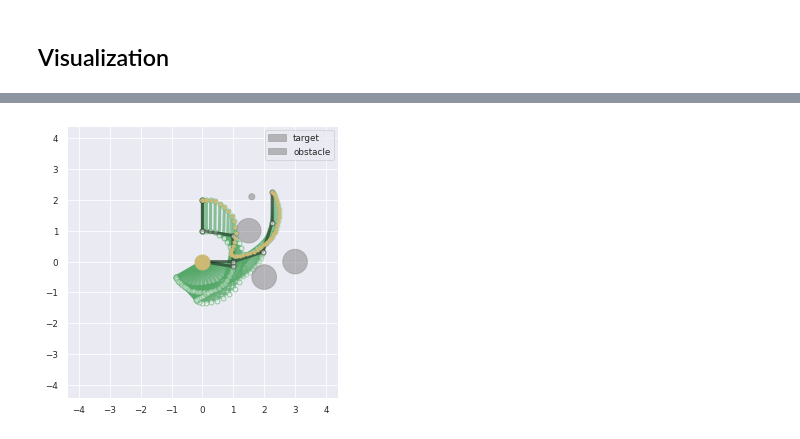
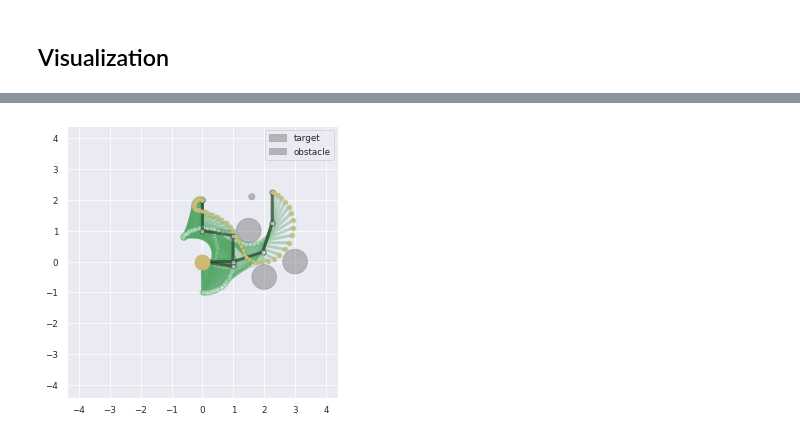
Before and after one commit to idiap/ttgo, a Jupyter notebook: toy_robots/planar_manipulator_reaching_noTask.ipynb, the cells around one changed output, grey strips where cells are left out. Cells and saved outputs as stored; diff of their text form; code cells hidden in the pictures.

```diff
--- a/toy_robots/planar_manipulator_reaching_noTask.ipynb
+++ b/toy_robots/planar_manipulator_reaching_noTask.ipynb
@@ -59,7 +68,7 @@ costPlanarManipulator = PlanarManipulatorCost(robot,p2p_motion=p2p_motion,x_obst
 Define the domain and the cost functions
 # %%
 # Pick and place location (via-points: x_1 and x_2)
-domain_w = [torch.linspace(min_theta,max_theta,d0_w)]*(K*n_joints)
+domain_w = [torch.linspace(min_theta,max_theta,d0_w).to(device)]*(K*n_joints)
 def cost(x):
     return costPlanarManipulator.cost_j2j(x,theta_0,theta_3)[:,0]
 
@@ -88,0 +83,5 @@ Did 24150 function evaluations, which took 64.19s (376.3 evals/s)
+# %%
+
+tt_model = tt_utils.cross_approximate(fcn=pdf,  domain=domain,
+                            rmax=200, nswp=2, eps=1e-3, verbose=True,
+                            kickrank=5, val_size=1, device=device)
@@ -89,9 +94,19 @@ Did 24150 function evaluations, which took 64.19s (376.3 evals/s)
+# %%
+# This step is not necessary but it will likely improve the quality of solution at little computation cost
+# Refine the discretization and interpolate the model to have finer discretization
+import tt_utils
+tt_model_new, domain_new  =  tt_utils.refine_approximation(tt_model=tt_model.clone(),
+                                                               domain=domain,
+                                                               site_list=torch.arange(len(domain)),
+                                                               scale_factor=10, device=device)
+
+ttgo = TTGO(domain=[x.to(device) for x in domain_new], tt_model=tt_model_new.to(device), cost=cost, device=device)
 # %% [markdown]
 ## Visualization
 # %%
-# samples, samples_idx = ttgo.sample_random(n_samples=1000, x_task=x_task)
-samples, samples_idx = ttgo.sample(n_samples=100,alpha=0.9,norm=1)
-state_tt_k = ttgo.choose_top_k_sample(samples,k=10)
+# samples= ttgo.sample_random(n_samples=100)
+samples = ttgo.sample_tt(n_samples=10,alpha=0.99)
+state_tt_k = ttgo.choose_top_k_sample(samples,k=2)[0]
 
 state_tt_opt_k = 1*state_tt_k
 for i in range(state_tt_k.shape[0]):
@@ -123,12 +130,12 @@ key_loc_t,joint_loc_t, ee_loc_t, theta_ee_t = robot.forward_kin(theta_t.view(-1,
 joint_loc_t = joint_loc_t.view(batch_size,-1,n_joints+1,2)
 # joint_loc_t.shape
 # %%
-joint_loc = joint_loc_t[0]
-x_obst_np = [x.numpy() for x in x_obst]
-link_lengths_np = link_lengths.numpy()
+joint_loc = joint_loc_t[0].cpu()
+x_obst_np = [x.cpu().numpy() for x in x_obst]
+link_lengths_np = link_lengths.cpu().numpy()
 plt=plot_chain(joint_loc=joint_loc, link_lengths=link_lengths_np, x_obst=x_obst_np, r_obst=r_obst, rect_patch=[], x_target=[],
        batch=True, figsize=5, skip_frame=2, title=None, save_as=None, color_intensity=0.9, motion=True, alpha=0.,
            contrast=0.4, idx_highlight=[0,int(joint_loc.shape[0]-1)], lw=3, task='reaching')
 plt.savefig("reach-2d-no-task-1.png",dpi=300, pad_inches=0.01,bbox_inches='tight' )
 # %% [output]
-[figure, old version]
+[figure, new version]
```
Also changed, not shown: parts of 7 cells of this notebook, 11 other files.
